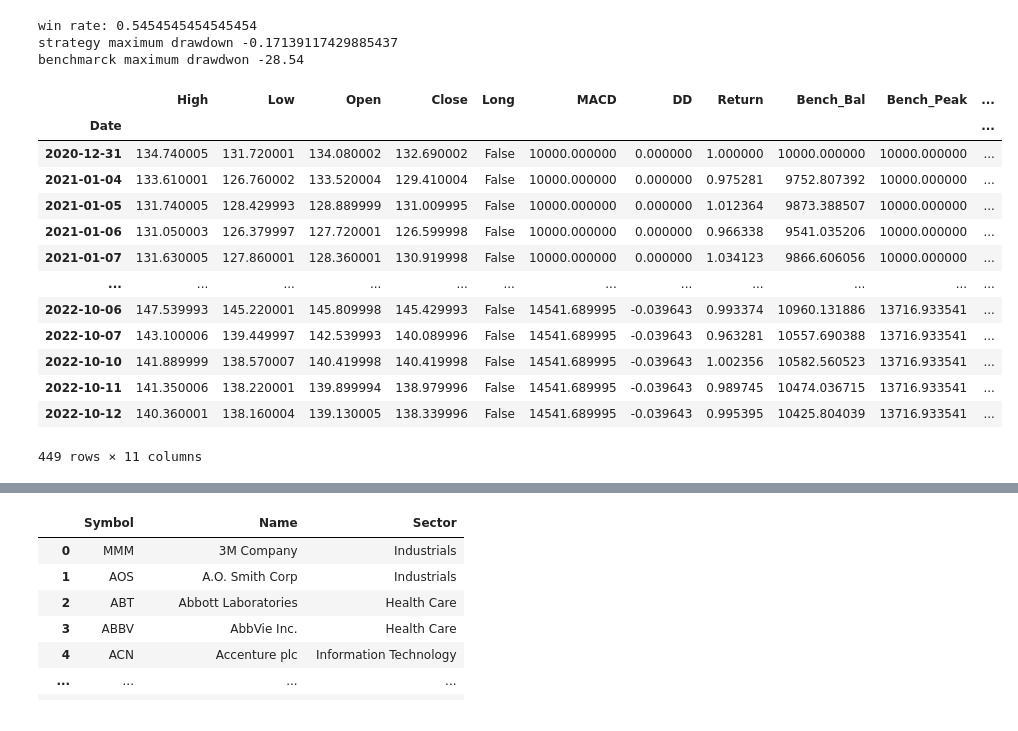
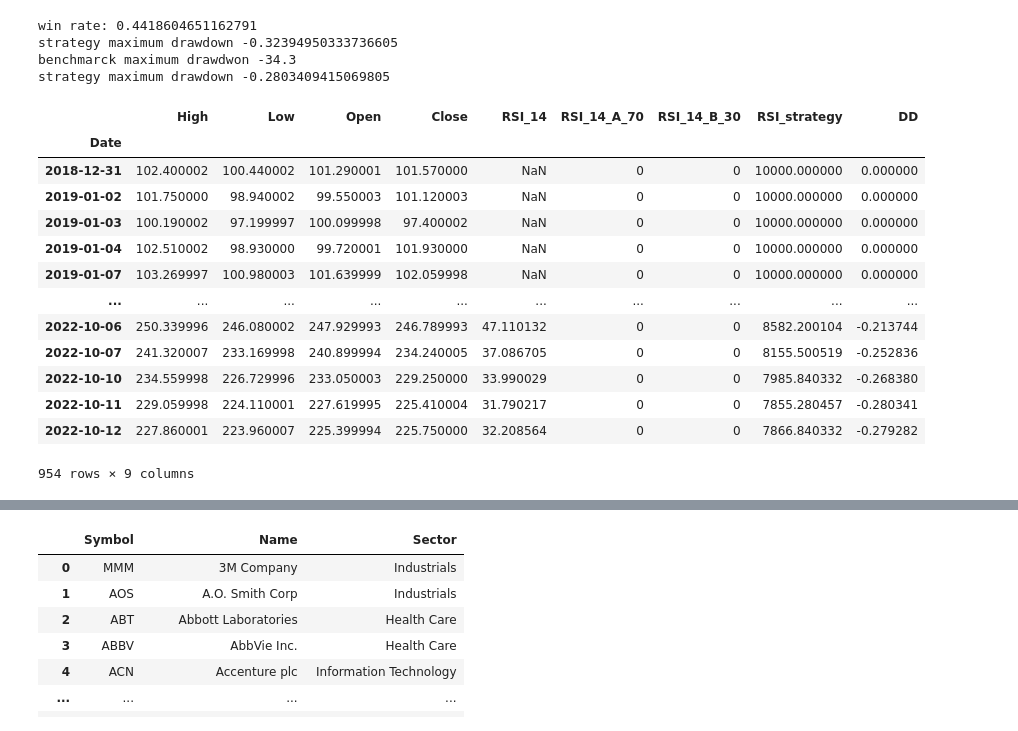
Before and after one commit to haechan01/trading-algorithms, a Jupyter notebook: final.ipynb, the cells around one changed output, grey strips where cells are left out. Saved outputs shown, nothing was run; the diff lists cells and outputs as text; code cells hidden in the pictures.

```diff
--- a/final.ipynb
+++ b/final.ipynb
@@ -262,29 +262,31 @@ def MACD_BREAKOUT_STRATEGY(symbol, start, end, k):
     price['MACD']=asset
     return price
 # %%
-start =datetime.datetime(2021, 1, 1)
+start =datetime.datetime(2019, 1, 1)
 end= datetime.datetime(2022, 10, 12)
-symbol = 'AAPL'
+symbol = 'MSFT'
 result_macd= macd_strategy(symbol, start, end)
-result_macd
+result_rsi = rsi_strategy(symbol, start, end)
+result_rsi
 # %% [output]
-win rate: 0.5454545454545454
-strategy maximum drawdown -0.17139117429885437
-benchmarck maximum drawdwon -28.54
+win rate: 0.4418604651162791
+strategy maximum drawdown -0.32394950333736605
+benchmarck maximum drawdwon -34.3
+strategy maximum drawdown -0.2803409415069805
-|  | High | Low | Open | Close | Long | MACD | DD | Return | Bench_Bal | Bench_Peak | ... |
-| Date |  |  |  |  |  |  |  |  |  |  | ... |
-| 2020-12-31 | 134.740005 | 131.720001 | 134.080002 | 132.690002 | False | 10000.000000 | 0.000000 | 1.000000 | 10000.000000 | 10000.000000 | ... |
-| 2021-01-04 | 133.610001 | 126.760002 | 133.520004 | 129.410004 | False | 10000.000000 | 0.000000 | 0.975281 | 9752.807392 | 10000.000000 | ... |
-| 2021-01-05 | 131.740005 | 128.429993 | 128.889999 | 131.009995 | False | 10000.000000 | 0.000000 | 1.012364 | 9873.388507 | 10000.000000 | ... |
-| 2021-01-06 | 131.050003 | 126.379997 | 127.720001 | 126.599998 | False | 10000.000000 | 0.000000 | 0.966338 | 9541.035206 | 10000.000000 | ... |
-| 2021-01-07 | 131.630005 | 127.860001 | 128.360001 | 130.919998 | False | 10000.000000 | 0.000000 | 1.034123 | 9866.606056 | 10000.000000 | ... |
-| ... | ... | ... | ... | ... | ... | ... | ... | ... | ... | ... | ... |
-| 2022-10-06 | 147.539993 | 145.220001 | 145.809998 | 145.429993 | False | 14541.689995 | -0.039643 | 0.993374 | 10960.131886 | 13716.933541 | ... |
-| 2022-10-07 | 143.100006 | 139.449997 | 142.539993 | 140.089996 | False | 14541.689995 | -0.039643 | 0.963281 | 10557.690388 | 13716.933541 | ... |
-| 2022-10-10 | 141.889999 | 138.570007 | 140.419998 | 140.419998 | False | 14541.689995 | -0.039643 | 1.002356 | 10582.560523 | 13716.933541 | ... |
-| 2022-10-11 | 141.350006 | 138.220001 | 139.899994 | 138.979996 | False | 14541.689995 | -0.039643 | 0.989745 | 10474.036715 | 13716.933541 | ... |
-| 2022-10-12 | 140.360001 | 138.160004 | 139.130005 | 138.339996 | False | 14541.689995 | -0.039643 | 0.995395 | 10425.804039 | 13716.933541 | ... |
+|  | High | Low | Open | Close | RSI_14 | RSI_14_A_70 | RSI_14_B_30 | RSI_strategy | DD |
+| Date |  |  |  |  |  |  |  |  |  |
+| 2018-12-31 | 102.400002 | 100.440002 | 101.290001 | 101.570000 | NaN | 0 | 0 | 10000.000000 | 0.000000 |
+| 2019-01-02 | 101.750000 | 98.940002 | 99.550003 | 101.120003 | NaN | 0 | 0 | 10000.000000 | 0.000000 |
+| 2019-01-03 | 100.190002 | 97.199997 | 100.099998 | 97.400002 | NaN | 0 | 0 | 10000.000000 | 0.000000 |
+| 2019-01-04 | 102.510002 | 98.930000 | 99.720001 | 101.930000 | NaN | 0 | 0 | 10000.000000 | 0.000000 |
+| 2019-01-07 | 103.269997 | 100.980003 | 101.639999 | 102.059998 | NaN | 0 | 0 | 10000.000000 | 0.000000 |
+| ... | ... | ... | ... | ... | ... | ... | ... | ... | ... |
+| 2022-10-06 | 250.339996 | 246.080002 | 247.929993 | 246.789993 | 47.110132 | 0 | 0 | 8582.200104 | -0.213744 |
+| 2022-10-07 | 241.320007 | 233.169998 | 240.899994 | 234.240005 | 37.086705 | 0 | 0 | 8155.500519 | -0.252836 |
+| 2022-10-10 | 234.559998 | 226.729996 | 233.050003 | 229.250000 | 33.990029 | 0 | 0 | 7985.840332 | -0.268380 |
+| 2022-10-11 | 229.059998 | 224.110001 | 227.619995 | 225.410004 | 31.790217 | 0 | 0 | 7855.280457 | -0.280341 |
+| 2022-10-12 | 227.860001 | 223.960007 | 225.399994 | 225.750000 | 32.208564 | 0 | 0 | 7866.840332 | -0.279282 |
-449 rows × 11 columns
+954 rows × 9 columns
 # %%
 # here! we combine all the results
 start =datetime.datetime(2021, 1, 1)
```
Also changed, not shown: parts of 32 cells of this notebook.
